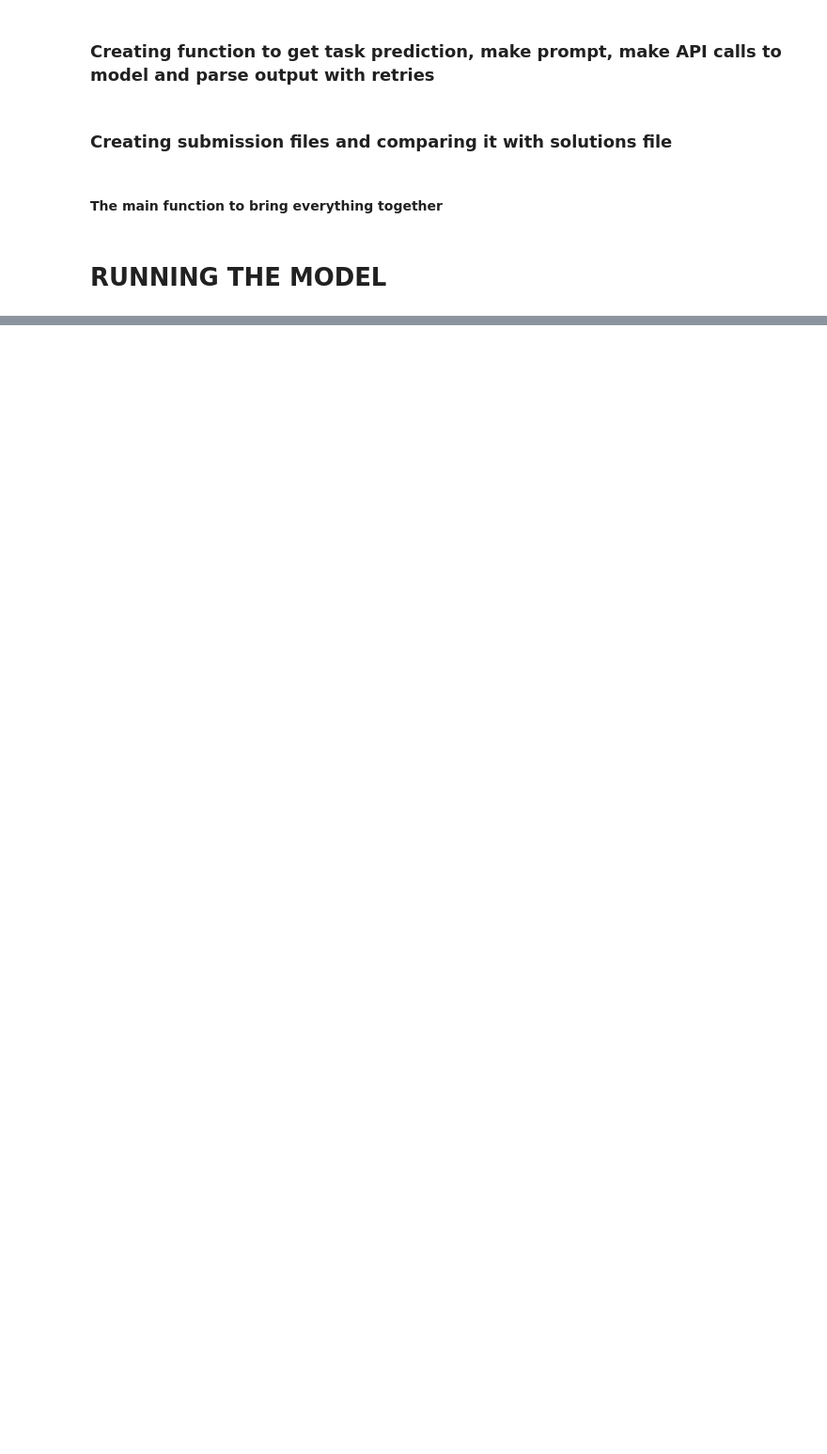
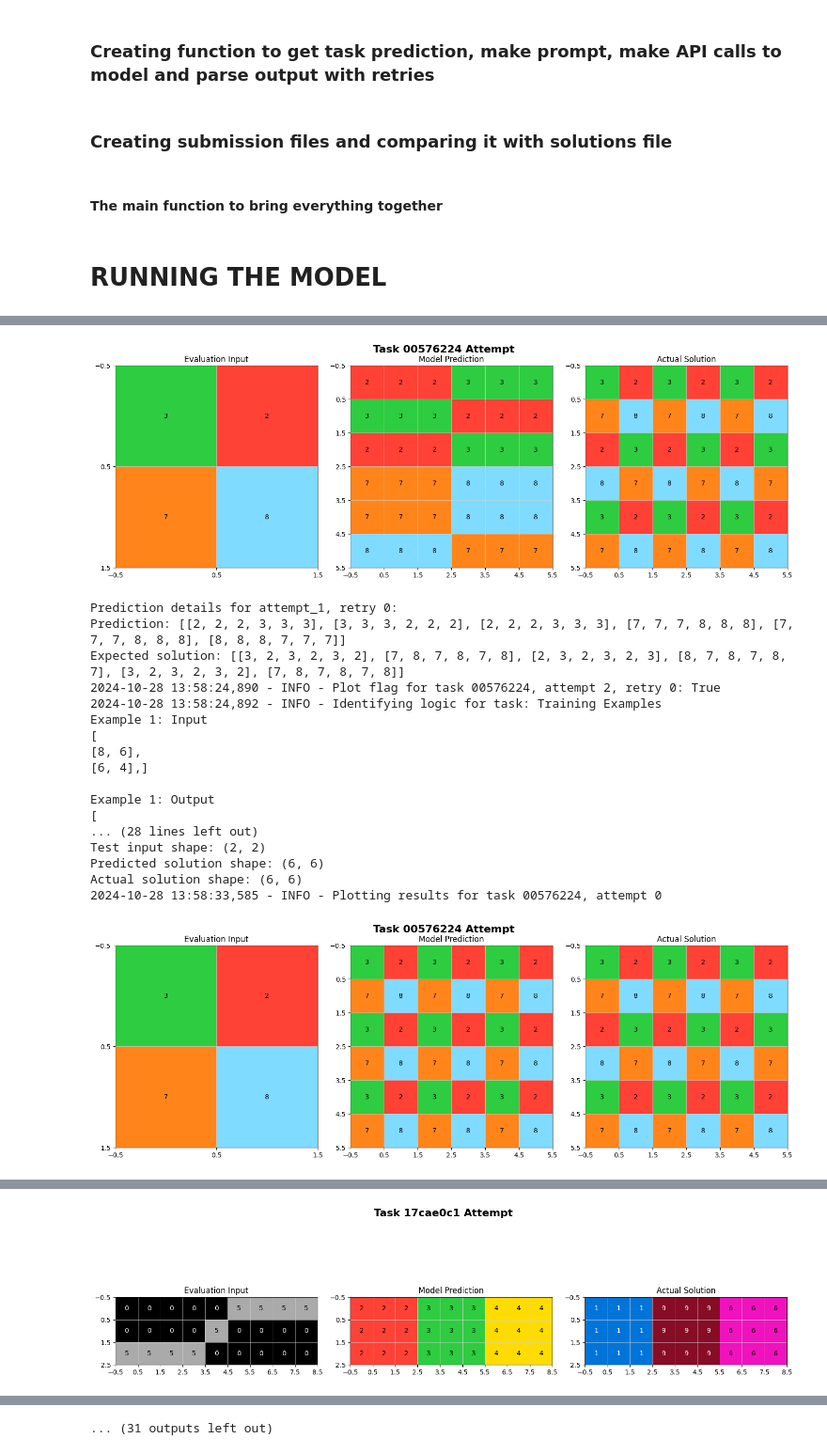
Before and after one commit to asw615/ARC-AGI-Multiagents, a Jupyter notebook: langgraph.ipynb, the cells around one changed output, grey strips where cells are left out. Shown at 94% size. Drawn from its saved outputs; the diff is of its cells as text; code cells hidden in the pictures; blank space fills up the shorter version.

Commit message:
Now with visualisation!

```diff
--- a/langgraph.ipynb
+++ b/langgraph.ipynb
@@ -797,27 +900,27 @@ def main(task_set='training', NUM_TASKS=None, submission_file_name='submission.j
     # Load datasets
     challenges, solutions = load_tasks_from_file(task_set=task_sets[task_set])
 
-    # Run the model
-    submission = run_model(challenges, NUM_TASKS=NUM_TASKS)
+    # Run the model, passing both challenges and solutions
+    submission = run_model(challenges, solutions, NUM_TASKS=NUM_TASKS)
 
     # Create (and overwrite) a submission file
     create_submission_file(submission, file_name=submission_file_name)
 
     # Score the submission
-    score_result = score_submission(solutions=solutions, submission_file_name=submission_file_name)
+    score_result = score_submission(submission_file_name=submission_file_name, solutions=solutions)
 
-    logger.info(f"Final score: {score_result['total_score']} of {score_result['total_tasks_scored']} ({round(score_result['total_score']/score_result['total_tasks_scored'] * 100, 2)}%)")
+    logger.info(f"Final score: {score_result['total_score']} of {score_result['total_tasks_scored']} ({round(score_result['total_score'] / score_result['total_tasks_scored'] * 100, 2)}%)")
 
     # Optionally, load and display detailed outputs
     try:
         with open('detailed_outputs.json', 'r') as f:
             detailed_outputs = json.load(f)
         # For example, print the detailed outputs
-        print(json.dumps(detailed_outputs, indent=2))
+        # print(json.dumps(detailed_outputs, indent=2))
     except Exception as e:
         logger.error(f"Error loading detailed outputs: {e}")
 # %% [markdown]
 # RUNNING THE MODEL
 # %%
-main(task_set='evaluation', NUM_TASKS=3)
+main(task_set='evaluation', NUM_TASKS=10)
 # %% [output]
@@ -840,0 +944,19 @@ Example 1: Output
+[figure, added]
+Prediction details for attempt_1, retry 0:
+Prediction: [[2, 2, 2, 3, 3, 3], [3, 3, 3, 2, 2, 2], [2, 2, 2, 3, 3, 3], [7, 7, 7, 8, 8, 8], [7, 7, 7, 8, 8, 8], [8, 8, 8, 7, 7, 7]]
+Expected solution: [[3, 2, 3, 2, 3, 2], [7, 8, 7, 8, 7, 8], [2, 3, 2, 3, 2, 3], [8, 7, 8, 7, 8, 7], [3, 2, 3, 2, 3, 2], [7, 8, 7, 8, 7, 8]]
+2024-10-28 13:58:24,890 - INFO - Plot flag for task 00576224, attempt 2, retry 0: True
+2024-10-28 13:58:24,892 - INFO - Identifying logic for task: Training Examples
+Example 1: Input
+[
+[8, 6],
+[6, 4],]
+
+Example 1: Output
+[
+... (28 lines left out)
+Test input shape: (2, 2)
+Predicted solution shape: (6, 6)
+Actual solution shape: (6, 6)
+2024-10-28 13:58:33,585 - INFO - Plotting results for task 00576224, attempt 0
+[figure, added]
@@ -840,0 +980 @@ Example 1: Output
+[figure, added]
@@ -840,0 +1035 @@ Example 1: Output
+... (31 outputs left out)
```
Also changed, not shown: parts of 8 cells of this notebook, 3 other files.
